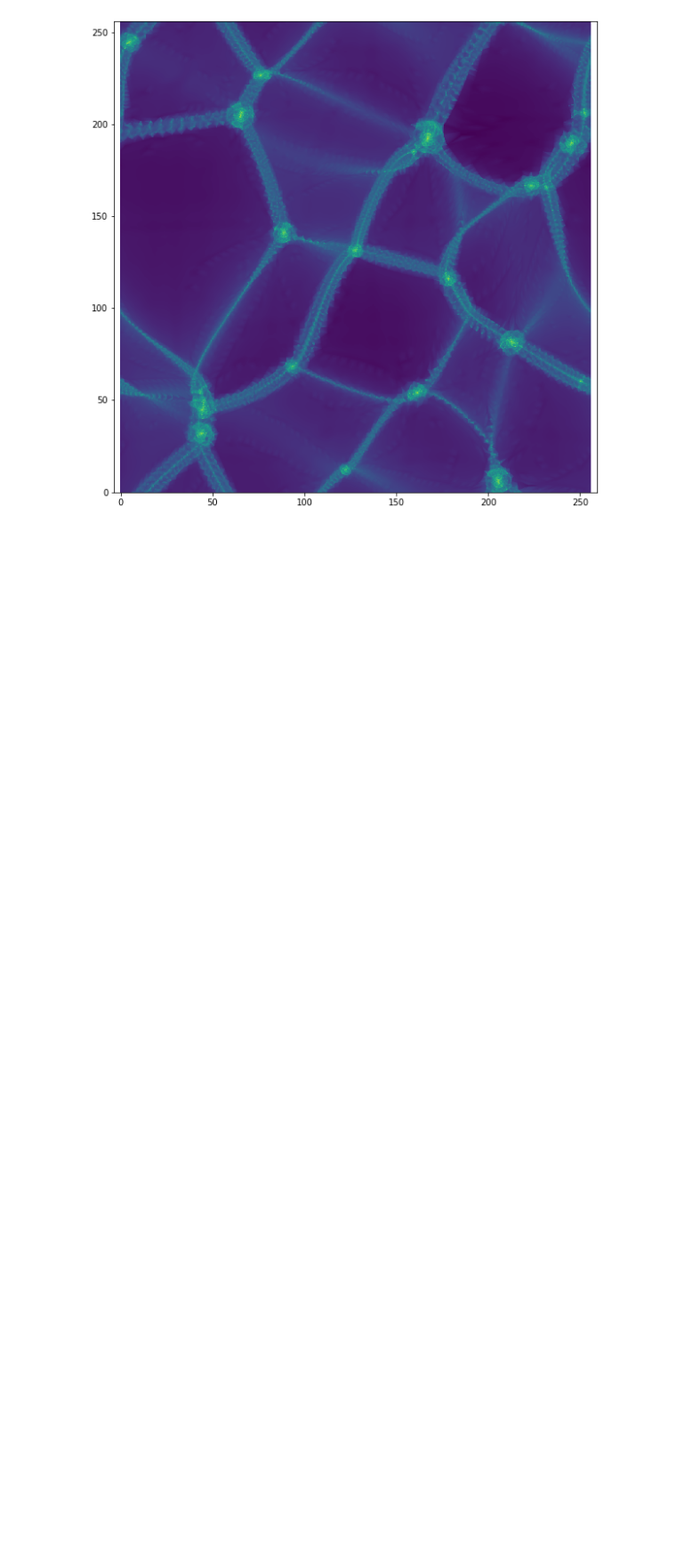
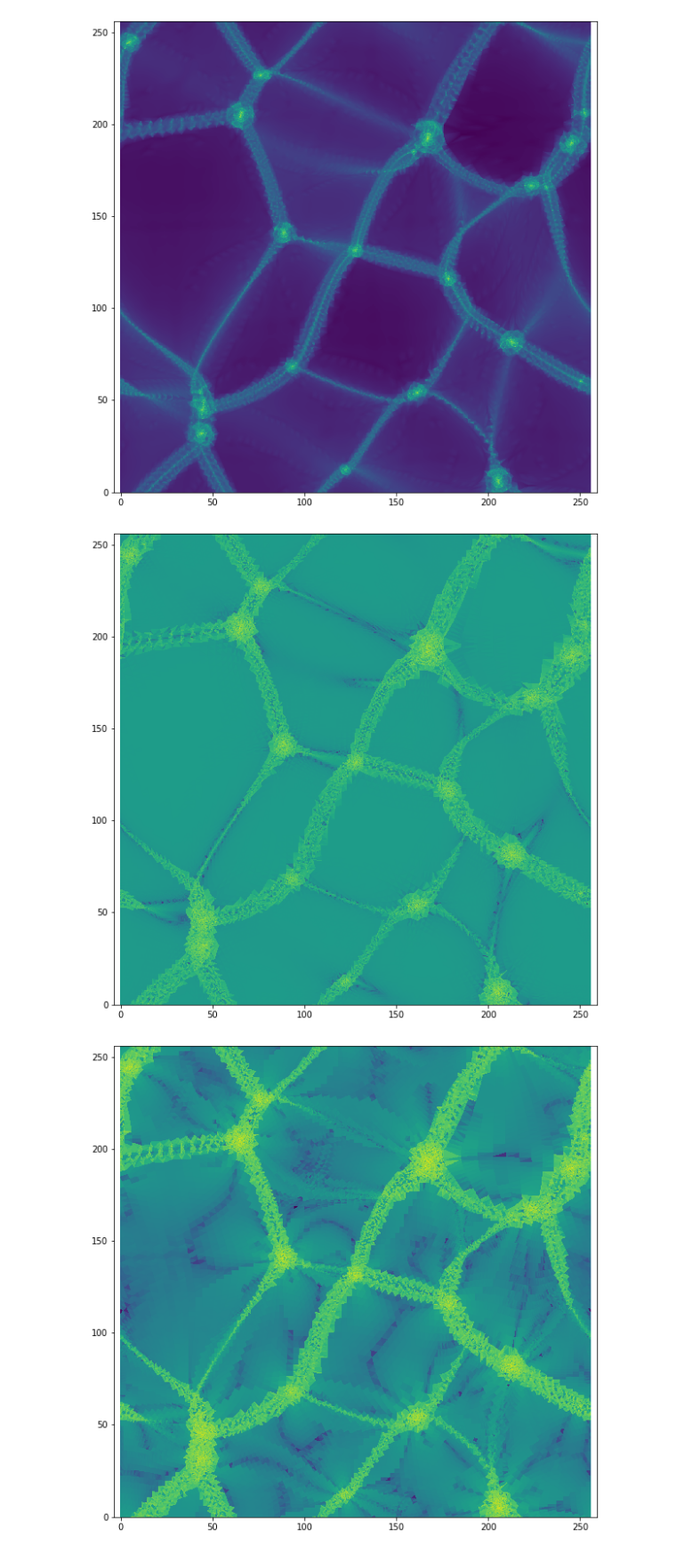
Before and after one commit to jfeldbrugge/DTFE, a Jupyter notebook: DTFE 2D.ipynb, the cells around one changed output. Shown at 89% size. Cells and saved outputs as stored; diff of their text form; code cells hidden in the pictures; blank space fills up the shorter version.

```diff
--- a/DTFE 2D.ipynb
+++ b/DTFE 2D.ipynb
@@ -107,3 +107,16 @@ plt.show()
 [figure]
 [figure]
 [figure]
+# %%
+plt.figure(figsize = (10, 10))
+plt.pcolormesh(X, Y, np.log(abs(div)), shading='auto')
+plt.axis("equal")
+plt.show()
+
+plt.figure(figsize = (10, 10))
+plt.pcolormesh(X, Y, np.log(abs(curl)), shading='auto')
+plt.axis("equal")
+plt.show()
+# %% [output]
+[figure, added]
+[figure, added]
```
Also changed, not shown: 1 other file.
